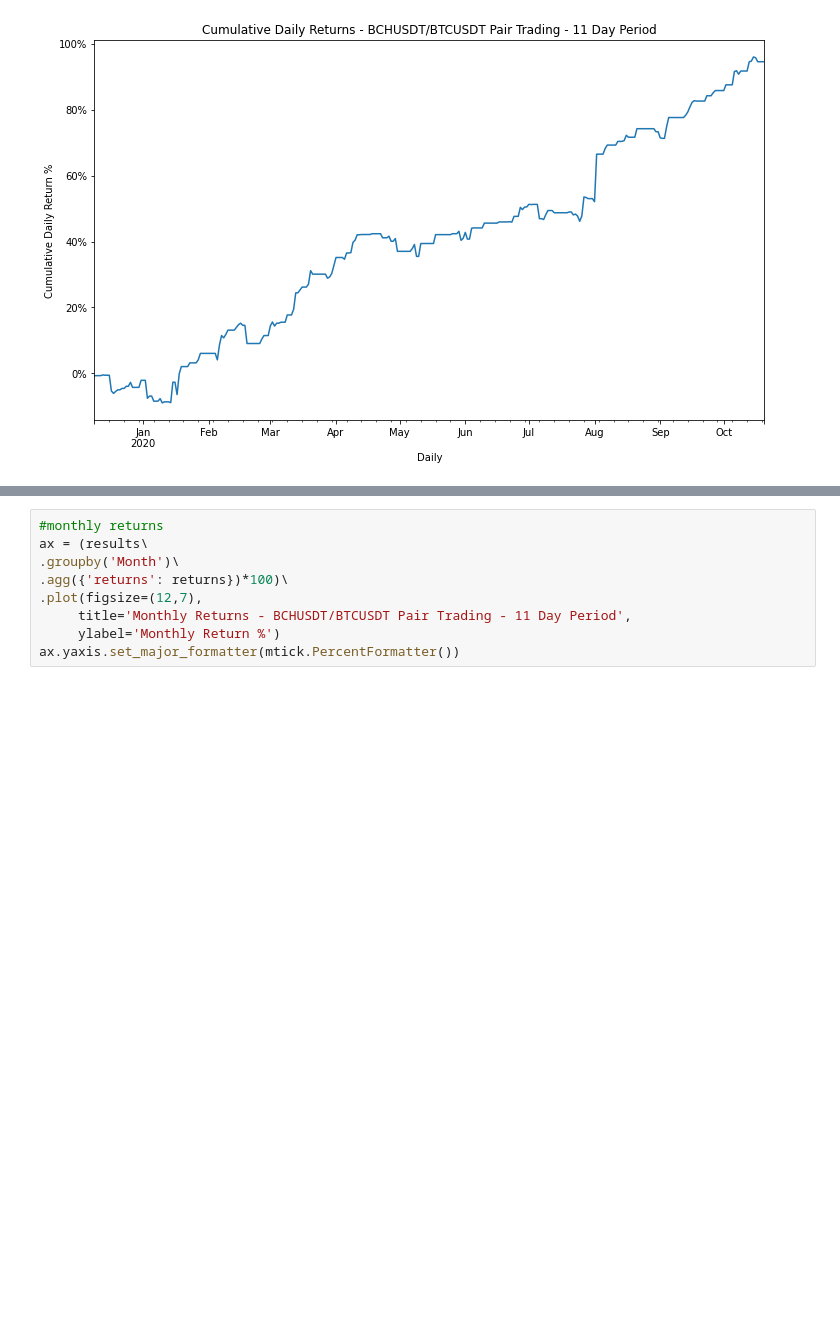
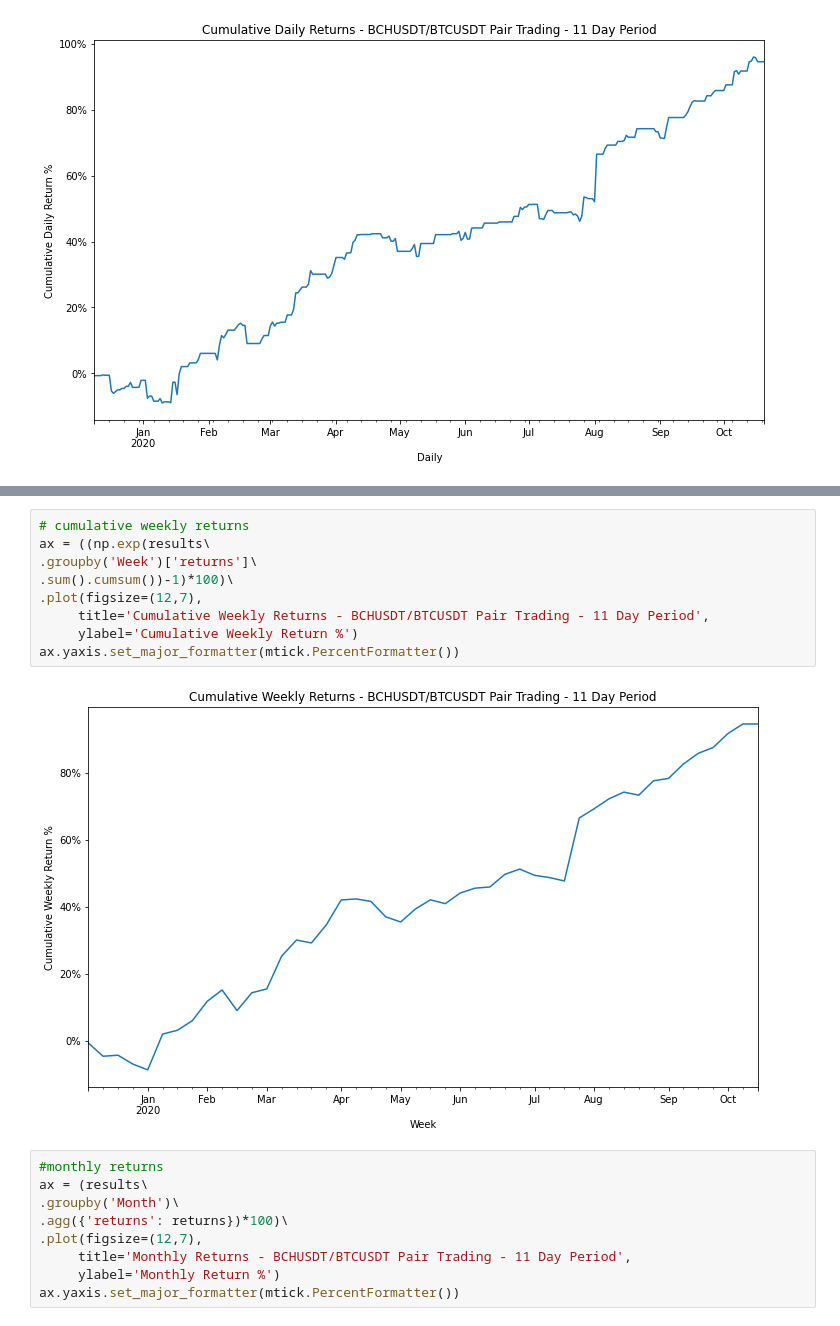
Before and after one commit to peparhugo/Econometrics_group_project, a Jupyter notebook: submission_3/data-ideas/Summarize-BCHUSDT-BTCUSDT-11-Day-Period-Strategy.ipynb, the cells around one changed output, grey strips where cells are left out. Drawn from its saved outputs; the diff is of its cells as text; blank space fills up the shorter version.

```diff
--- a/submission_3/data-ideas/Summarize-BCHUSDT-BTCUSDT-11-Day-Period-Strategy.ipynb
+++ b/submission_3/data-ideas/Summarize-BCHUSDT-BTCUSDT-11-Day-Period-Strategy.ipynb
@@ -85,3 +120,14 @@ ax.yaxis.set_major_formatter(mtick.PercentFormatter())
+# %%
+# cumulative weekly returns
+ax = ((np.exp(results\
+.groupby('Week')['returns']\
+.sum().cumsum())-1)*100)\
+.plot(figsize=(12,7),
+     title='Cumulative Weekly Returns - BCHUSDT/BTCUSDT Pair Trading - 11 Day Period',
+     ylabel='Cumulative Weekly Return %')
+ax.yaxis.set_major_formatter(mtick.PercentFormatter())
+# %% [output]
+[figure, added]
 # %%
 #monthly returns
 ax = (results\
```
Also changed, not shown: parts of 5 cells of this notebook.
